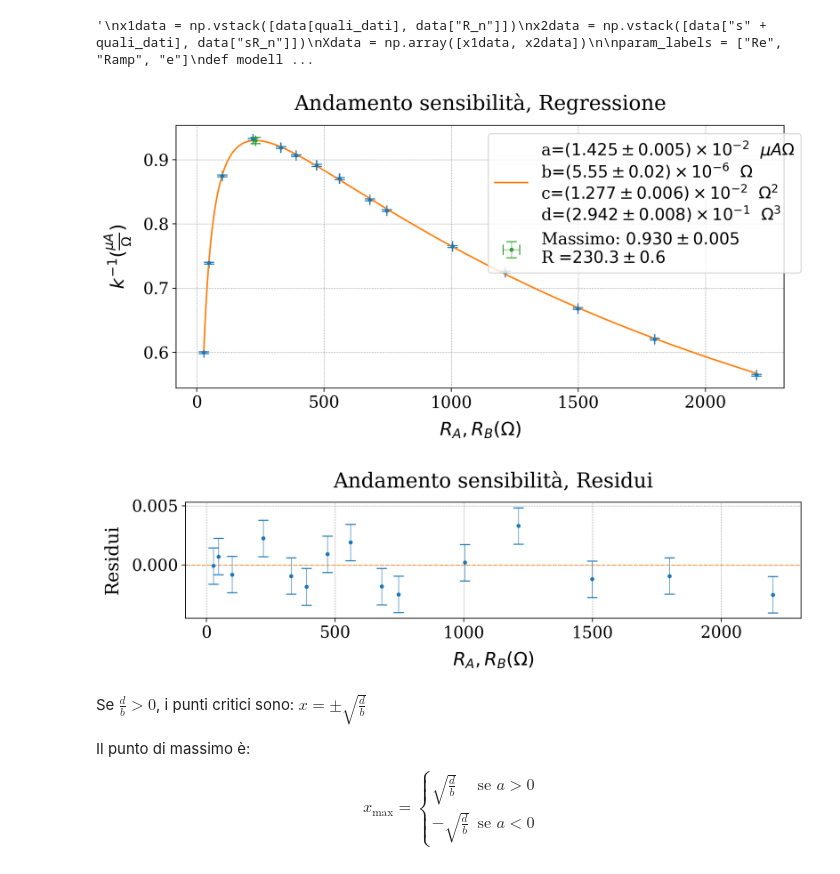
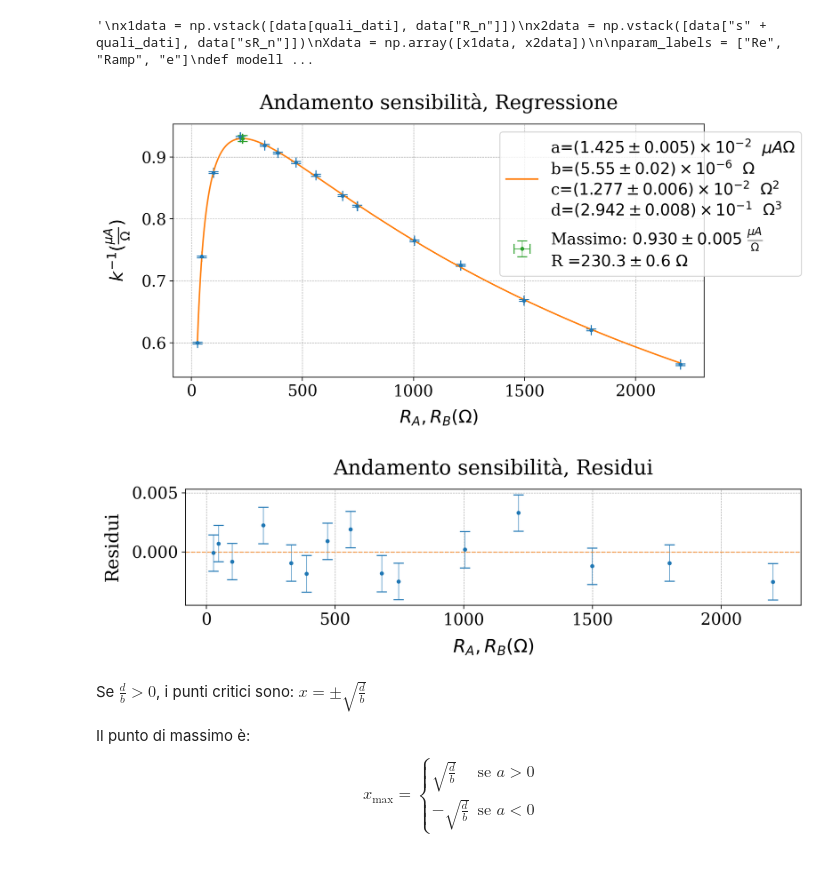
Before and after one commit to nichettg/Codici, a Jupyter notebook: 3. Ponte Wheatstone/analisi.ipynb, the cells around one changed output. Drawn from its saved outputs; the diff is of its cells as text; code cells hidden in the pictures.

```diff
--- a/3. Ponte Wheatstone/analisi.ipynb
+++ b/3. Ponte Wheatstone/analisi.ipynb
@@ -358,42 +358,42 @@ gf.parametri_grafico(ax,titolo + ", Regressione",xlabel=xlabel,ylabel=ylabel)
 # Grafico dei dati con errori
 ax.errorbar(xdata[0],ydata[0],xerr=xdata[1],yerr=ydata[1], **gf.errorbar_params, color = gf.colori[0])
 # Massimo
-ax.errorbar(massimo[0], massimo[1],xerr=sx_max,yerr=sy_max, color=gf.colori[2], label=f"Massimo: {gf.formatta_errore(y_max, sy_max)}\nR ={gf.formatta_errore(x_max, sx_max)}", **gf.errorbar_params)
+ax.errorbar(massimo[0], massimo[1],xerr=sx_max,yerr=sy_max, color=gf.colori[2], label=f"Massimo: {gf.formatta_errore(y_max, sy_max, unit = r'$\frac{\mu A}{Ω}$')}\nR ={gf.formatta_errore(x_max, sx_max, unit = r'$Ω$')}", **gf.errorbar_params)
 # Grafico del fit
 fit_label = "\n".join(
     f"{param_labels[i]}={gf.formatta_errore(anal[i,0], anal[i,1])}" + f" {param_labels_unit[i]}"
     for i in range(len(param_labels))
 )
 x_fit = np.linspace(min(xdata[0]), max(xdata[0]), 500)
 ax.plot(x_fit,modello(anal[:,0],x_fit),
         label=fit_label, **gf.plot_params, color = gf.colori[1])
 
-ax.legend(loc="upper left", bbox_to_anchor=(0.5, 1), frameon=True)
+ax.legend(loc="upper left", bbox_to_anchor=(0.6, 1), frameon=True)
 
 gf.salva_grafico(fig,grafico_output1)
 
 #####################################
 ### Residui
 #####################################
 
 f.inizializza_output(file_output1)
 res = f.residui(xdata,ydata,anal[:,0],modello,file_output1,titolo)
 
 #####################################
 ### Grafico Residui
 #####################################
 
 fig,ax = plt.subplots(1, 1,  figsize=(10, 3))
 gf.parametri_grafico(ax,titolo + ", Residui",xlabel=xlabel,ylabel="Residui")
 
 ax.errorbar(res[0],res[1],yerr=res[2],
             **gf.errorbar_params, color=gf.colori[0])
 ax.axhline(0,
            **gf.line_params, color=gf.colori[1])
 
 gf.salva_grafico(fig,grafico_output2)
 # %% [output]
-[figure, old version]
+[figure, new version]
 [figure]
 # %% [markdown]
 Se $\frac{d}{b} > 0$, i punti critici sono:
```
Also changed, not shown: 6 other files.
